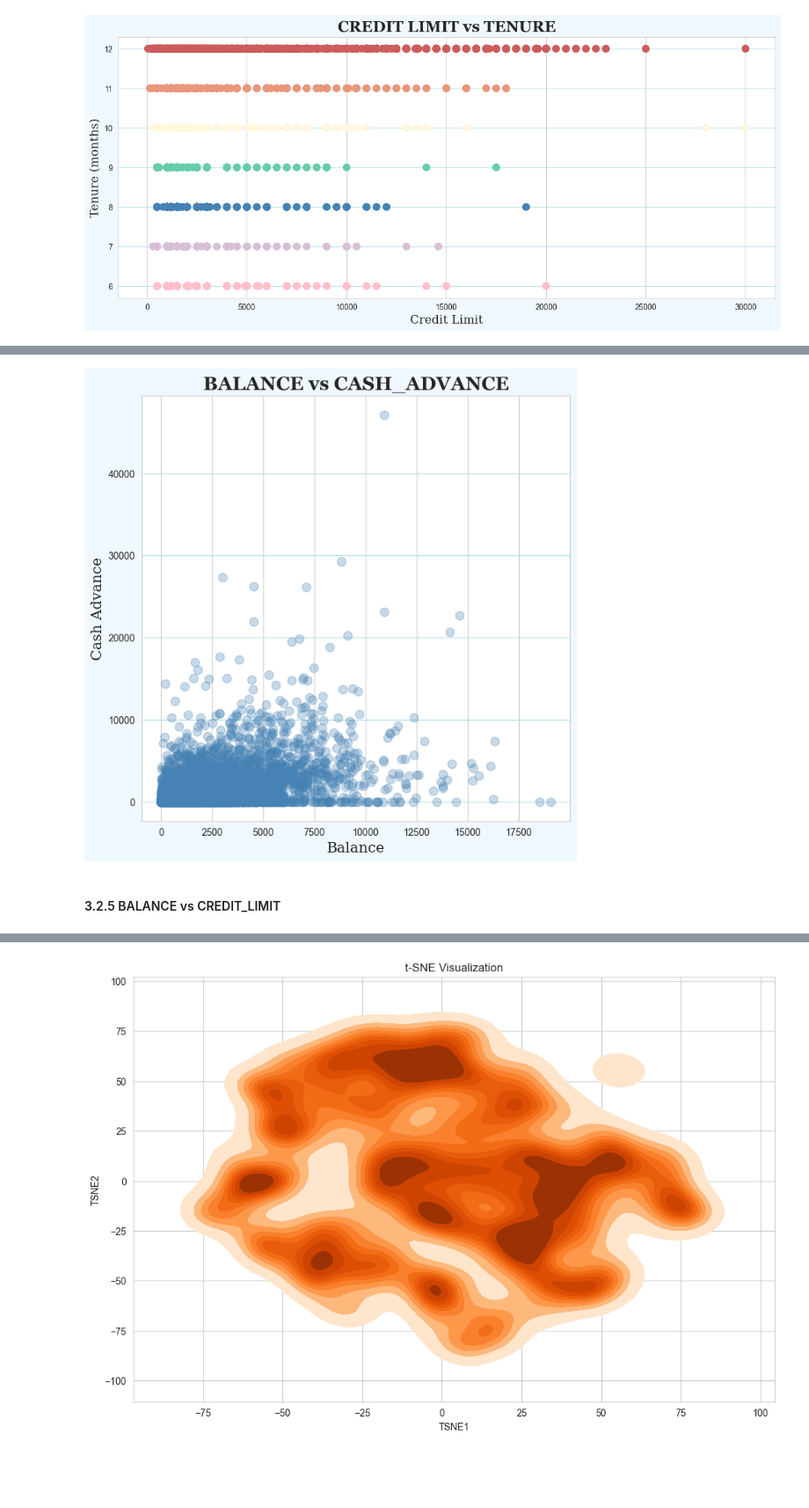
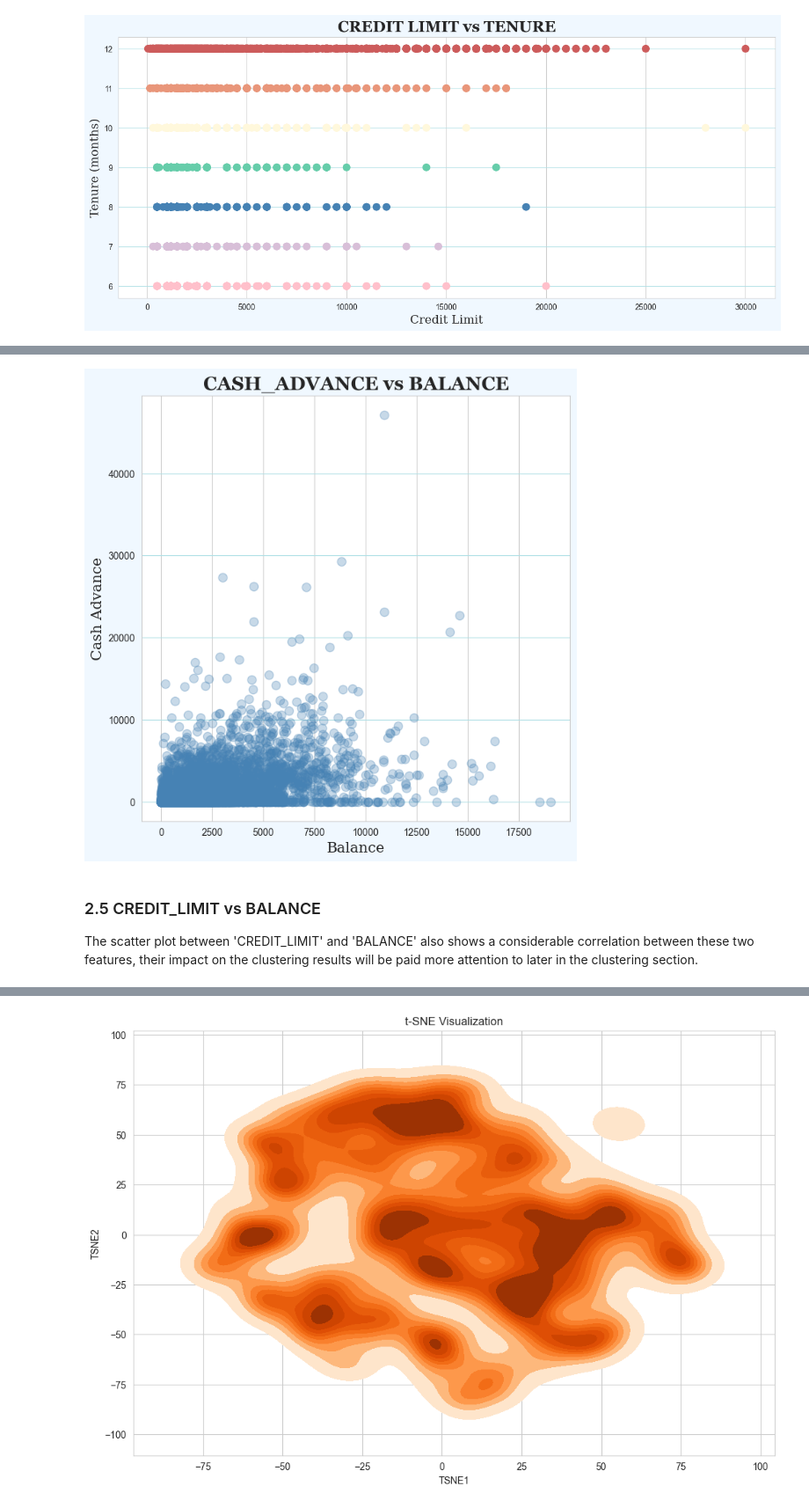
Before and after one commit to YeapJieShen/Machine_Learning_Assignment, a Jupyter notebook: testing/eda2.ipynb, the cells around one changed output, grey strips where cells are left out. Shown at 88% size. Drawn from its saved outputs; the diff is of its cells as text; code cells hidden in the pictures; blank space fills up the shorter version.

```diff
--- a/testing/eda2.ipynb
+++ b/testing/eda2.ipynb
@@ -589,20 +639,22 @@ plt.show()
 # %%
 # Setting the layout of the plot
 plt.figure(figsize = (8, 8)).patch.set_facecolor('aliceblue')
 plt.gca().grid(visible = True, color = 'powderblue', zorder = 1, axis = 'y')
-plt.title('BALANCE vs CASH_ADVANCE', fontdict = {'family': 'georgia', 'weight': 'bold', 'size': 20})
+plt.title('CASH_ADVANCE vs BALANCE', fontdict = {'family': 'georgia', 'weight': 'bold', 'size': 20})
 plt.xlabel('Balance', fontdict = {'family': 'serif', 'size': 15})
 plt.ylabel('Cash Advance', fontdict = {'family': 'serif', 'size': 15})
 
 # Plotting scatter plot
 plt.scatter(df['BALANCE'], df['CASH_ADVANCE'], c = 'steelblue', zorder = 3, s = 80, alpha = 0.3)
 
 # Showing the plot
 plt.show()
 # %% [output]
-[figure, old version]
+[figure, new version]
 # %% [markdown]
-#### 3.2.5 BALANCE vs CREDIT_LIMIT
+### 2.5 CREDIT_LIMIT vs BALANCE
+
+The scatter plot between 'CREDIT_LIMIT' and 'BALANCE' also shows a considerable correlation between these two features, their impact on the clustering results will be paid more attention to later in the clustering section.
 # %%
 # Setting layout of the plot
 plt.figure(figsize = (8, 8)).patch.set_facecolor('aliceblue')
```
Also changed, not shown: parts of 37 cells of this notebook, 1 other file.
